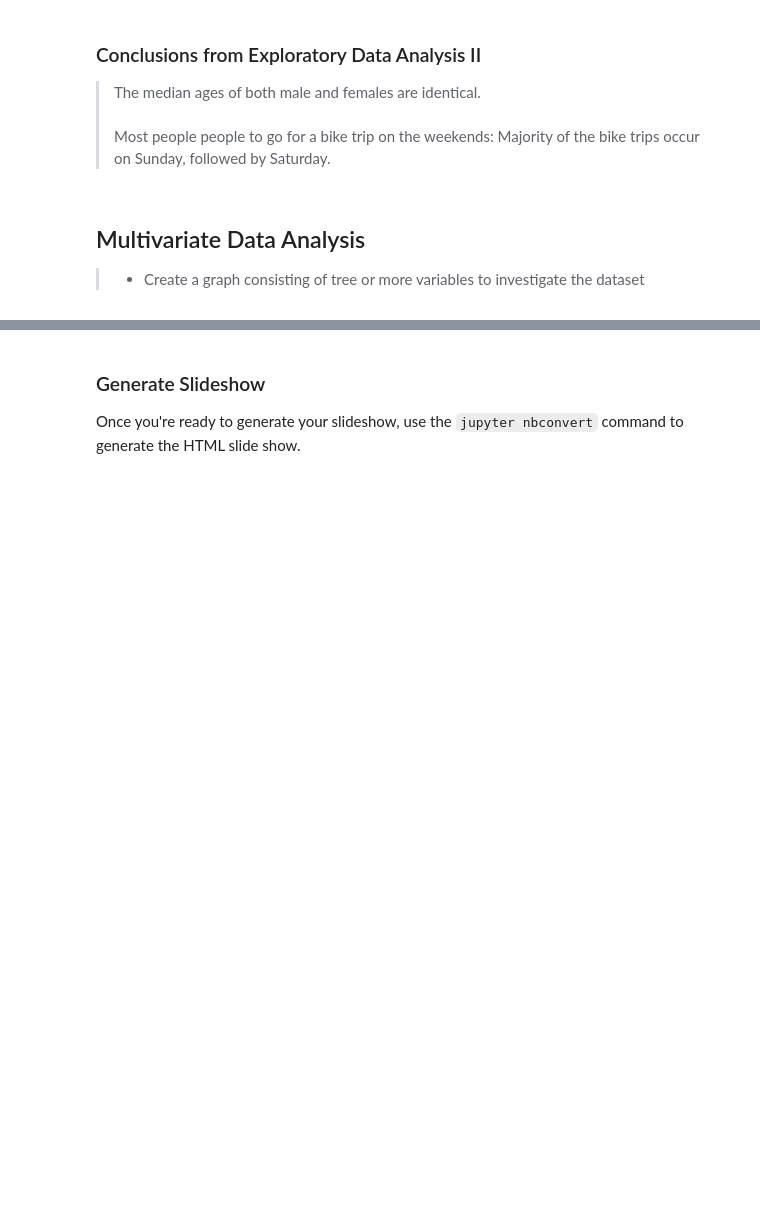
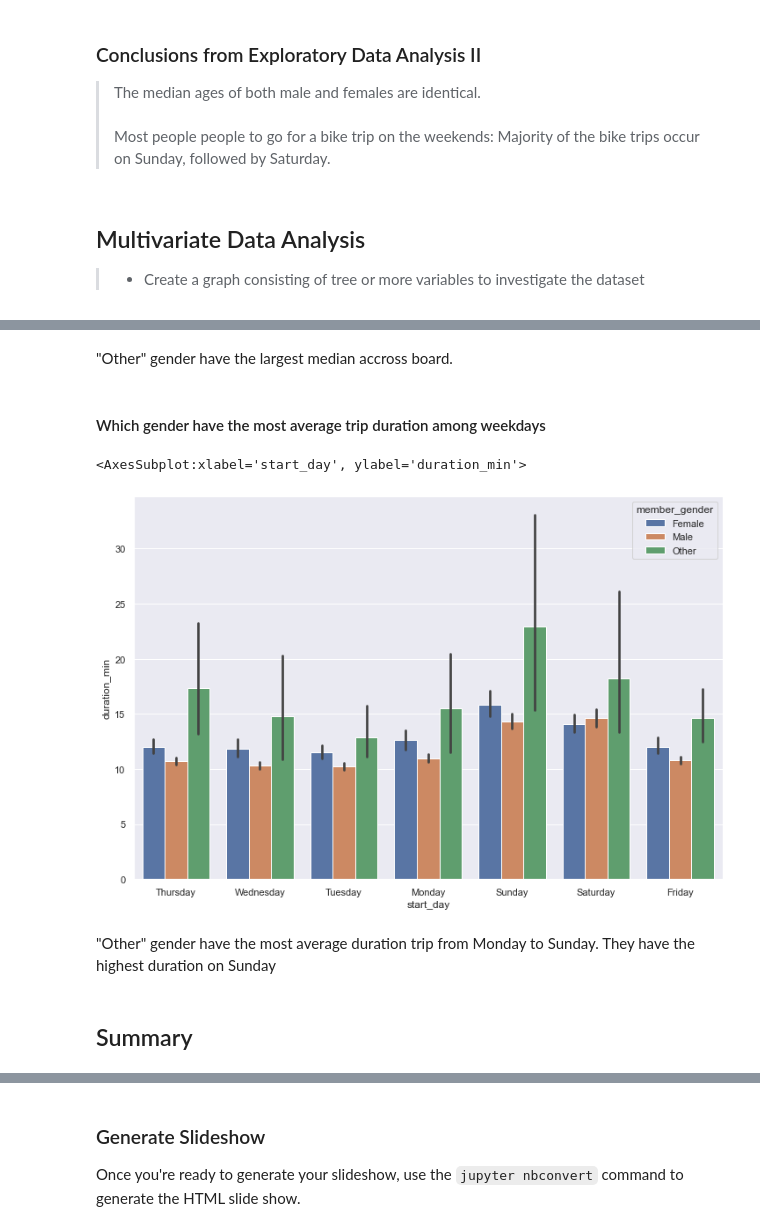
Before and after one commit to Eben-Success/Udacity_Data_Analysis_Projects, a Jupyter notebook: Project 3/notebook.ipynb, the cells around one changed output, grey strips where cells are left out. Drawn from its saved outputs; the diff is of its cells as text; code cells hidden in the pictures; blank space fills up the shorter version.

Commit message:
summary

```diff
--- a/Project 3/notebook.ipynb
+++ b/Project 3/notebook.ipynb
@@ -526,0 +536,15 @@ Both male and females age ranges have the same median age
+# %% [markdown]
+"Other" gender have the largest median accross board.
+# %% [markdown]
+#### Which gender have the most average trip duration among weekdays
+# %%
+sn.set_theme(style='darkgrid')
+plt.figure(figsize=(12,8))
+sn.barplot(data=df, y='duration_min', x='start_day', hue='member_gender')
+# %% [output]
+<AxesSubplot:xlabel='start_day', ylabel='duration_min'>
+[figure, added]
+# %% [markdown]
+"Other" gender have the most average duration trip from Monday to Sunday. They have the highest duration on Sunday
+# %% [markdown]
+## Summary
```
Also changed, not shown: parts of 8 cells of this notebook.
